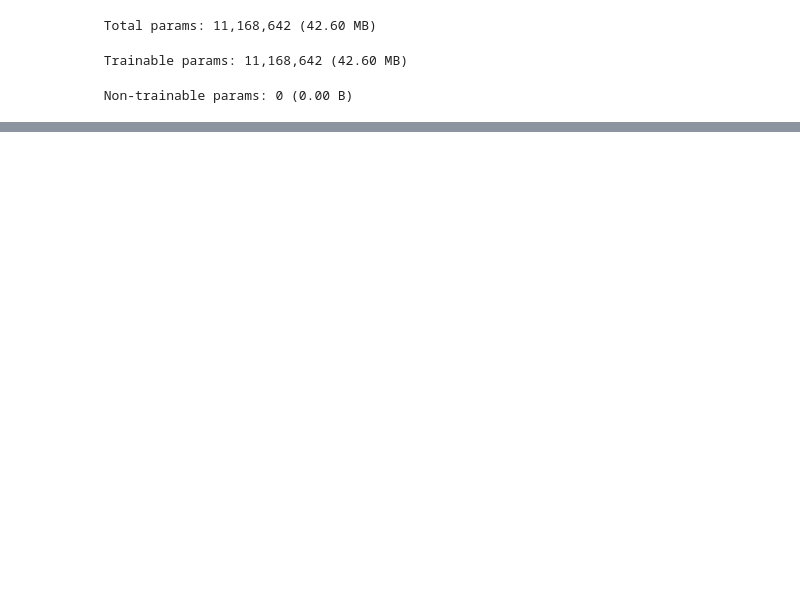
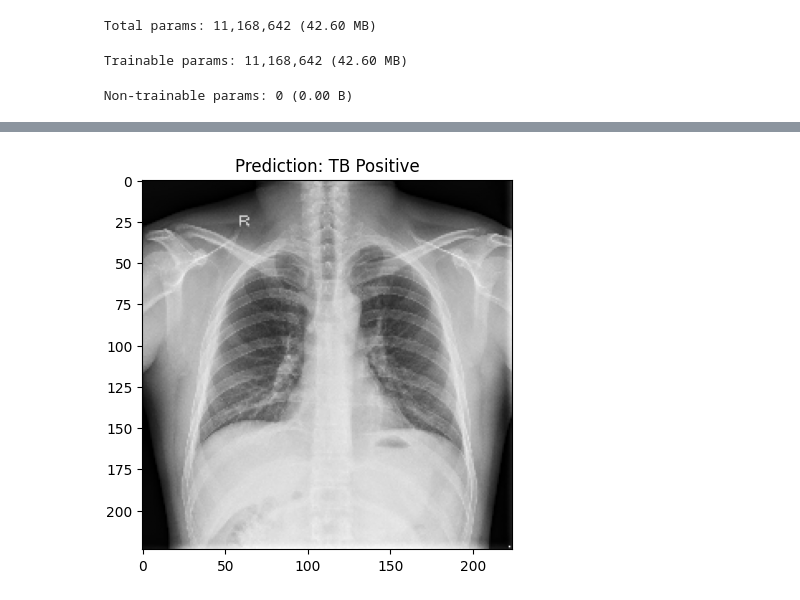
Before and after one commit to Dylan233333/Wei-and-Yuxi-Deep-and-Generative-Learning, a Jupyter notebook: Milestone.ipynb, the cells around one changed output, grey strips where cells are left out. Drawn from its saved outputs; the diff is of its cells as text; code cells hidden in the pictures; blank space fills up the shorter version.

```diff
--- a/Milestone.ipynb
+++ b/Milestone.ipynb
@@ -166,7 +166,7 @@ Test Accuracy: 25.00%
 import matplotlib.pyplot as plt
 
 def predict_image(image_path):
-    img = cv2.imread(image_path, cv2.IMREAD_GRAYSCALE)
+    img = cv2.imread(image_path, cv2.IMREAD_GRAYSCALE)  # Correctly load image
     img = cv2.resize(img, (224, 224)) / 255.0
     img = img.reshape(1, 224, 224, 1)  # Reshape for model input
 
@@ -175,10 +175,12 @@ def predict_image(image_path):
 
     labels = {0: "Normal", 1: "TB Positive"}
 
-    plt.imshow(cv2.imread(image_path), cmap='gray')
+    plt.imshow(img.squeeze(), cmap='gray')  # Display the processed image
     plt.title(f"Prediction: {labels[class_idx]}")
     plt.show()
 
 # Example Usage
-predict_image("/content/images/sample_xray.png")  # Replace with an actual image path
+# Use a valid image path
+image_path = "/content/drive/MyDrive/image/1000.png"  # Assuming '1000.png' is an image file
+predict_image(image_path)
 # %% [output]
@@ -185,0 +188 @@ error: OpenCV(4.11.0) /io/opencv/modules/imgproc/src/resize.cpp:4208: error: (-2
+[figure, added]
```
Also changed, not shown: parts of 6 cells of this notebook.
